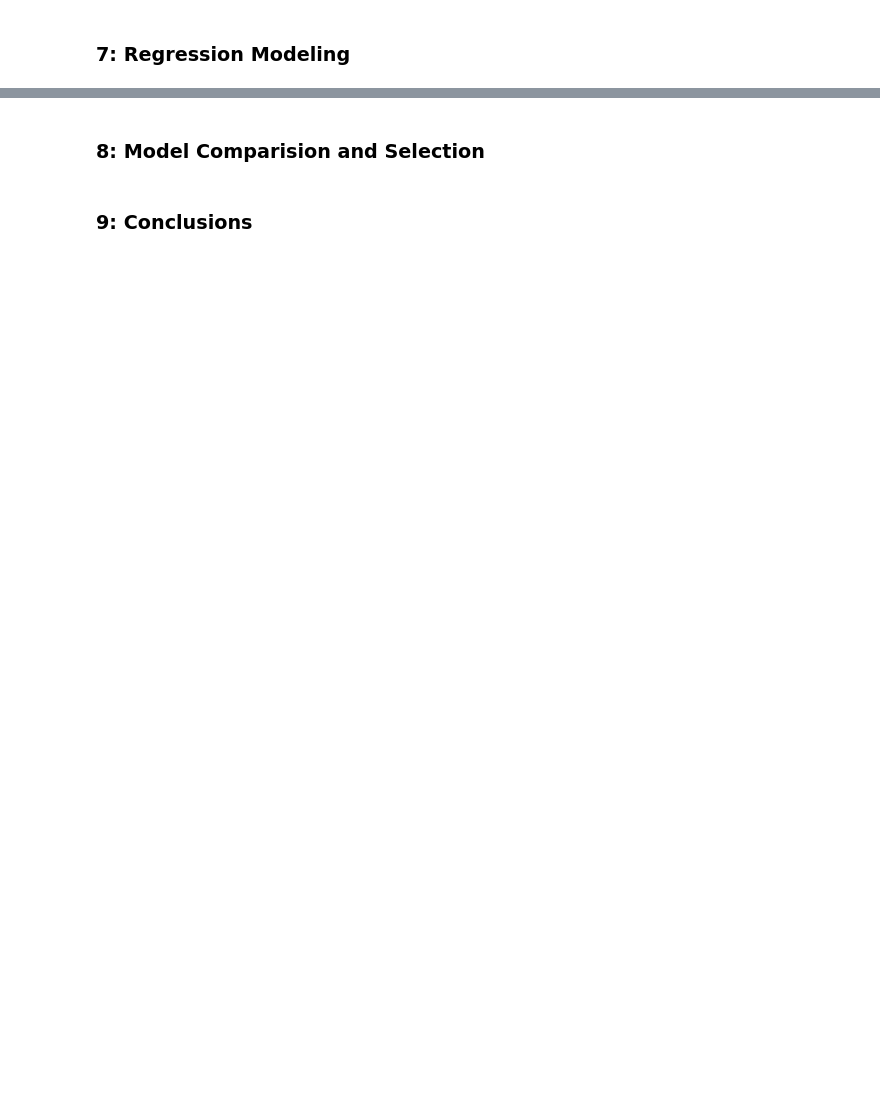
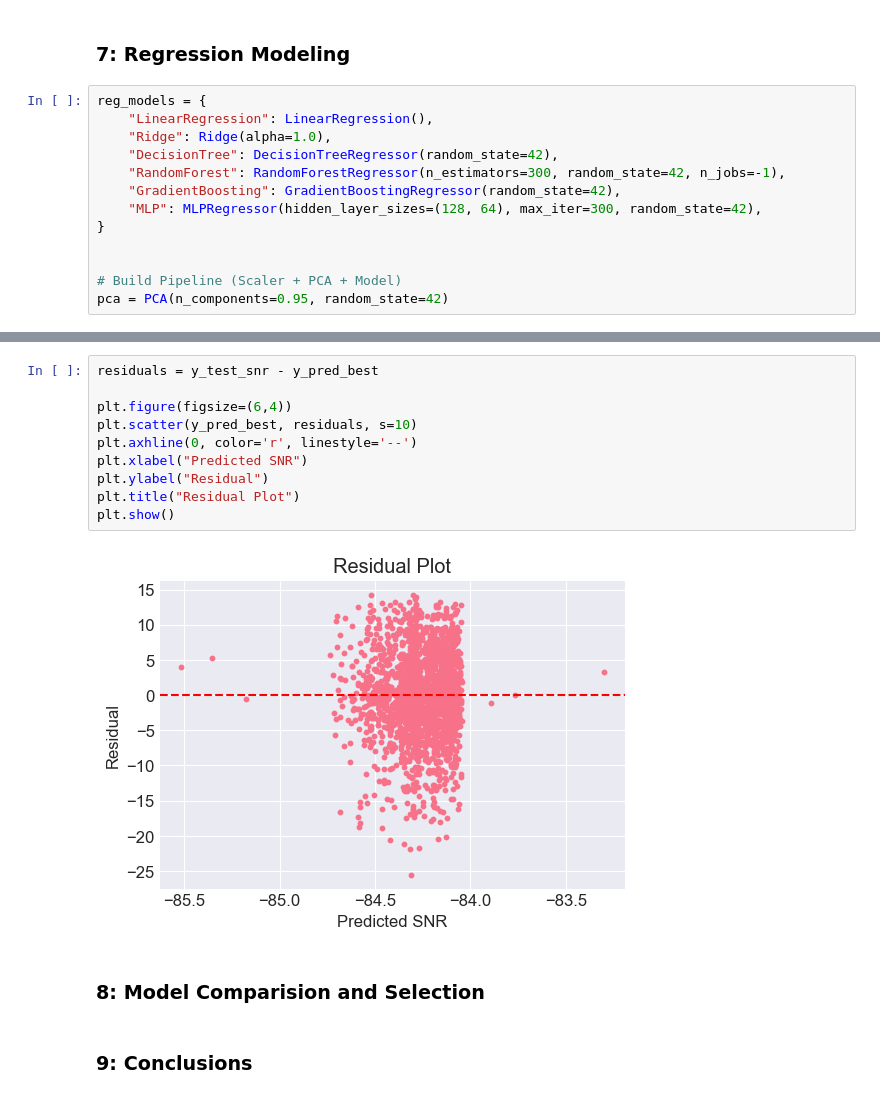
Before and after one commit to robin8wang/Capstone_AIML, a Jupyter notebook: capstone_aiml.ipynb, the cells around one changed output, grey strips where cells are left out. Drawn from its saved outputs; the diff is of its cells as text; blank space fills up the shorter version.

```diff
--- a/capstone_aiml.ipynb
+++ b/capstone_aiml.ipynb
@@ -516,2 +732,15 @@ Before we build our first model, we want to establish a baseline.  What is the b
 # %% [markdown]
 ### 7: Regression Modeling
+# %%
+reg_models = {
+    "LinearRegression": LinearRegression(),
+    "Ridge": Ridge(alpha=1.0),
+    "DecisionTree": DecisionTreeRegressor(random_state=42),
+    "RandomForest": RandomForestRegressor(n_estimators=300, random_state=42, n_jobs=-1),
+    "GradientBoosting": GradientBoostingRegressor(random_state=42),
+    "MLP": MLPRegressor(hidden_layer_sizes=(128, 64), max_iter=300, random_state=42),
+}
+
+
+# Build Pipeline (Scaler + PCA + Model)
+pca = PCA(n_components=0.95, random_state=42)
@@ -518,3 +844,15 @@ Before we build our first model, we want to establish a baseline.  What is the b
+# %%
+residuals = y_test_snr - y_pred_best
+
+plt.figure(figsize=(6,4))
+plt.scatter(y_pred_best, residuals, s=10)
+plt.axhline(0, color='r', linestyle='--')
+plt.xlabel("Predicted SNR")
+plt.ylabel("Residual")
+plt.title("Residual Plot")
+plt.show()
+# %% [output]
+[figure, added]
 # %% [markdown]
 ### 8: Model Comparision and Selection
 # %% [markdown]
```
Also changed, not shown: parts of 14 cells of this notebook.
